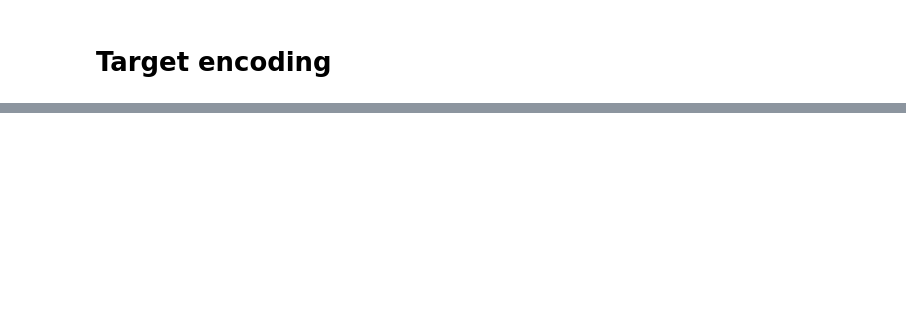
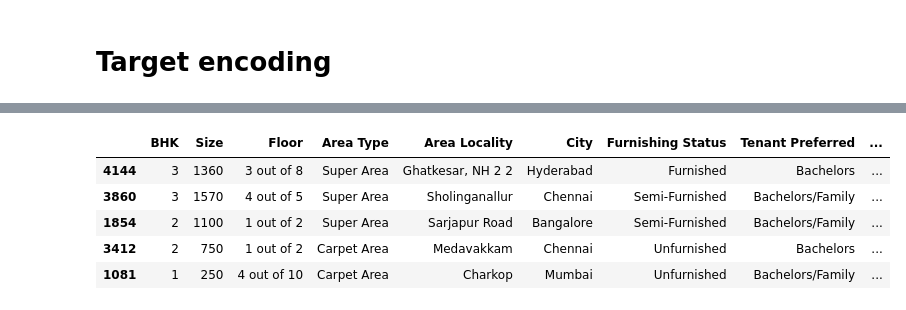
Before and after one commit to gustavolenin/Estudos-em-Regressao-Linear, a Jupyter notebook: house-rent-prediction.ipynb, the cells around one changed output, grey strips where cells are left out. Cells and saved outputs as stored; diff of their text form; code cells hidden in the pictures; blank space fills up the shorter version.

```diff
--- a/house-rent-prediction.ipynb
+++ b/house-rent-prediction.ipynb
@@ -365,0 +389,11 @@ df_target_encoding.head()
+# %%
+# Concatenando os dados de treino para aplicar o encoding em seguida
+df_target_encoding_test = pd.concat([Xtest,ytest],axis=1)
+df_target_encoding_test.head()
+# %% [output]
+|  | BHK | Size | Floor | Area Type | Area Locality | City | Furnishing Status | Tenant Preferred | ... |
+| 4144 | 3 | 1360 | 3 out of 8 | Super Area | Ghatkesar, NH 2 2 | Hyderabad | Furnished | Bachelors | ... |
+| 3860 | 3 | 1570 | 4 out of 5 | Super Area | Sholinganallur | Chennai | Semi-Furnished | Bachelors/Family | ... |
+| 1854 | 2 | 1100 | 1 out of 2 | Super Area | Sarjapur Road | Bangalore | Semi-Furnished | Bachelors/Family | ... |
+| 3412 | 2 | 750 | 1 out of 2 | Carpet Area | Medavakkam | Chennai | Unfurnished | Bachelors | ... |
+| 1081 | 1 | 250 | 4 out of 10 | Carpet Area | Charkop | Mumbai | Unfurnished | Bachelors/Family | ... |
```
Also changed, not shown: parts of 21 cells of this notebook.
